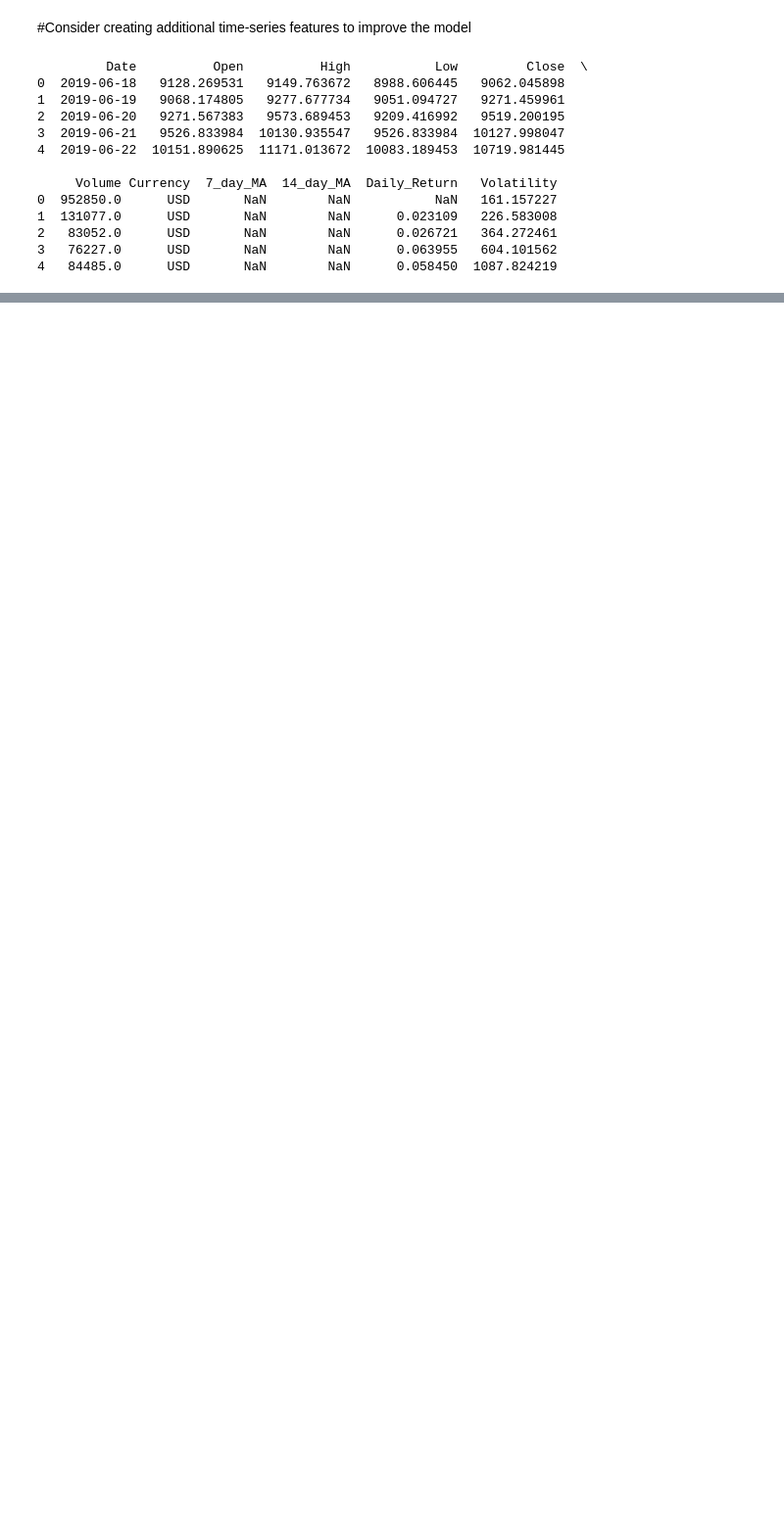
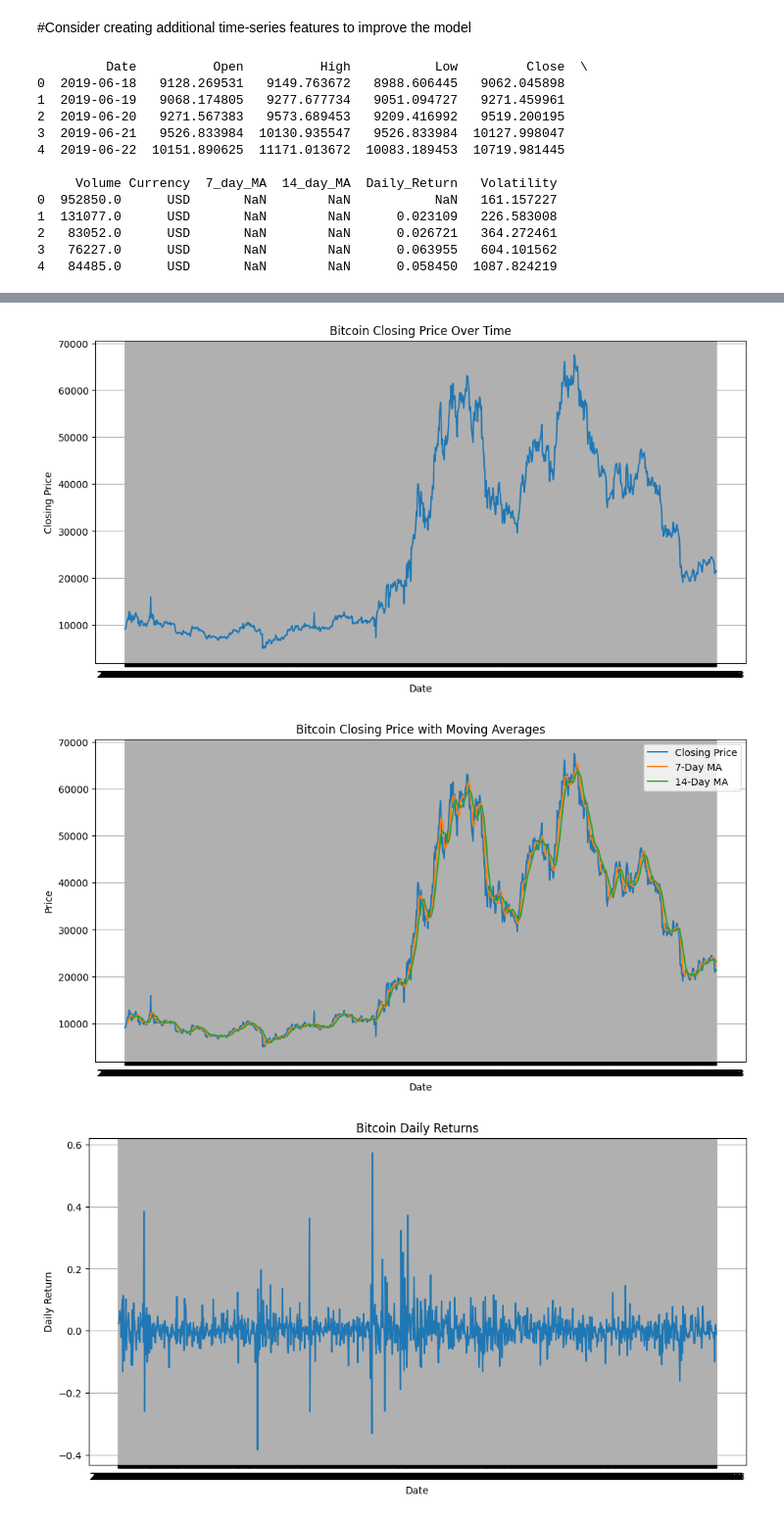
Before and after one commit to Shamiul-693/Predicting-Cryptocurrency-Prices, a Jupyter notebook: Predicting_Cryptocurrency_Prices.ipynb, the cells around one changed output, grey strips where cells are left out. Shown at 98% size. Cells and saved outputs as stored; diff of their text form; code cells hidden in the pictures; blank space fills up the shorter version.

```diff
--- a/Predicting_Cryptocurrency_Prices.ipynb
+++ b/Predicting_Cryptocurrency_Prices.ipynb
@@ -121,0 +124,45 @@ print(df.head())
+# %%
+
+
+# Visualize closing price over time
+plt.figure(figsize=(12, 6))
+plt.plot(df['Date'], df['Close'])
+plt.xlabel('Date')
+plt.ylabel('Closing Price')
+plt.title('Bitcoin Closing Price Over Time')
+plt.grid(True)
+plt.show()
+
+# Visualize moving averages
+plt.figure(figsize=(12, 6))
+plt.plot(df['Date'], df['Close'], label='Closing Price')
+plt.plot(df['Date'], df['7_day_MA'], label='7-Day MA')
+plt.plot(df['Date'], df['14_day_MA'], label='14-Day MA')
+plt.xlabel('Date')
+plt.ylabel('Price')
+plt.title('Bitcoin Closing Price with Moving Averages')
+plt.legend()
+plt.grid(True)
+plt.show()
+
+# Visualize daily returns
+plt.figure(figsize=(12, 6))
+plt.plot(df['Date'], df['Daily_Return'])
+plt.xlabel('Date')
+plt.ylabel('Daily Return')
+plt.title('Bitcoin Daily Returns')
+plt.grid(True)
+plt.show()
+
+# Visualize volatility
+plt.figure(figsize=(12, 6))
+plt.plot(df['Date'], df['Volatility'])
+plt.xlabel('Date')
+plt.ylabel('Volatility (High - Low)')
+plt.title('Bitcoin Price Volatility')
+plt.grid(True)
+plt.show()
+# %% [output]
+[figure, added]
+[figure, added]
+[figure, added]
```
Also changed, not shown: parts of 4 cells of this notebook.
